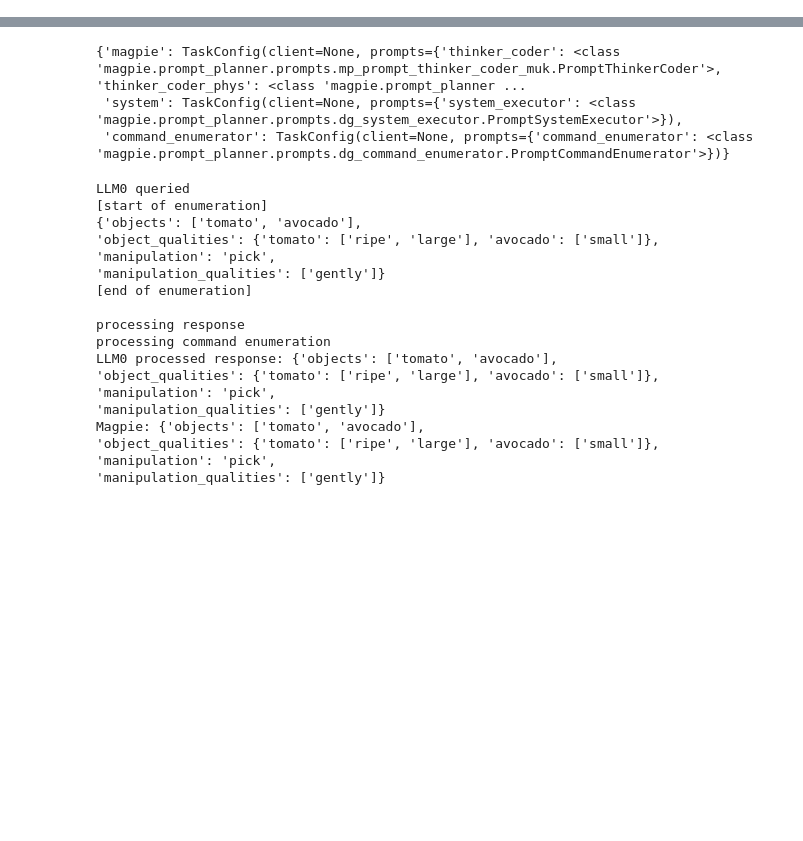
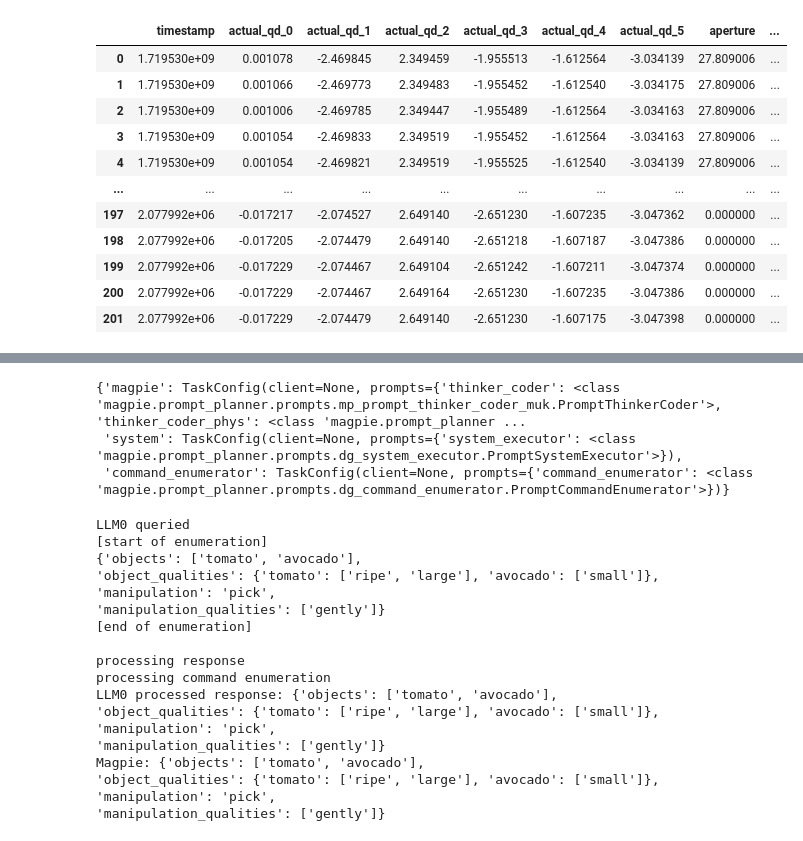
Before and after one commit to correlllab/MAGPIE, a Jupyter notebook: webserver/test.ipynb, the cells around one changed output, grey strips where cells are left out. Drawn from its saved outputs; the diff is of its cells as text; code cells hidden in the pictures; blank space fills up the shorter version.

Commit message:
test logging

```diff
--- a/webserver/test.ipynb
+++ b/webserver/test.ipynb
@@ -119,5 +99,8 @@ Succeeded to change the baudrate
 # %%
+import ast
+
 # get content after last newline of stdout
 sep = stdout.split('\n')
-sep[-2]
+gl = np.array(ast.literal_eval(sep[-2]))
+gl
 # %% [output]
@@ -149,0 +117,11 @@ ast.literal_eval(sep[-2])
+# %%
+# extract timestamps from gl
+timestamps = []
+for i in range(len(gl)):
+    timestamps.append(gl[i]['timestamp'])
+#
+# %%
+import pandas as pd
+
+# create dataframe from gl
+df = pd.DataFrame(gl.tolist())
@@ -149,0 +158,84 @@ ast.literal_eval(sep[-2])
+# %%
+import codecs
+import json
+
+def log_to_rlds():
+    '''
+    combine 3 logs:
+    1. move (csv)
+    2. grasp_log (json)
+    3. home (csv)
+    into one tfds in rlds format
+    rlds: https://github.com/google-research/rlds?tab=readme-ov-file#load-with-tfds
+    '''
+    # list of dictionaries to tfds
+    # https://stackoverflow.com/questions/68567630/converting-a-list-of-dictionaries-to-a-tf-dataset
+
+    # load csv to pd df
+    home = pd.read_csv("robot_logs/test.csv")
+    move = pd.read_csv("robot_logs/test.csv")
+
+    # extract timestamp columns and actual_qd columns from actual_qd_0 to actual_qd_5
+    home = home[['timestamp', 'actual_qd_0', 'actual_qd_1', 'actual_qd_2', 'actual_qd_3', 'actual_qd_4', 'actual_qd_5']]
+    move = move[['timestamp', 'actual_qd_0', 'actual_qd_1', 'actual_qd_2', 'actual_qd_3', 'actual_qd_4', 'actual_qd_5']]
+
+    # load json
+    path = "robot_logs/grasp_log.json"
+    obj_text = codecs.open(path, 'r', encoding='utf-8').read()
+    gl = np.array(json.loads(obj_text))
+    # create df from np array of dictionaries with keys: timestamp, aperture, contact_force, and gripper_vel values
+    grasp_log = pd.DataFrame(gl.tolist())
+    # keep only timestamp, aperture, gripper_vel, and contact_force cols
+    grasp_log = grasp_log[['timestamp', 'aperture', 'gripper_vel', 'contact_force']]
+    # add actual_qd columns from actual_qd_0 to actual_qd_6 from the last row of move to grasp_log
+    grasp_log[['actual_qd_0', 'actual_qd_1', 'actual_qd_2', 'actual_qd_3', 'actual_qd_4', 'actual_qd_5']] = move.iloc[-1][['actual_qd_0', 'actual_qd_1', 'actual_qd_2', 'actual_qd_3', 'actual_qd_4', 'actual_qd_5']]
+    # add columns to move and home dfs, zeroed out
+    move['aperture'] = 0
+    move['gripper_vel'] = 0
+    move['contact_force'] = 0
+    home['aperture'] = 0
+    home['gripper_vel'] = 0
+    home['contact_force'] = 0
+
+
+    # get initial values, iteratively subtract 0.1s from ti and assign to to move timestamps, from last to first
+    ti = gl[0]['timestamp']
+    ai = gl[0]['aperture']
+
+    for i in np.arange(len(gl)-1, -1, -1):
+        # iterate backwards through move timestamps
+        ti -= 0.1
+        move.loc[i, 'timestamp'] = ti
+        move.loc[i, 'aperture'] = ai
+
+    # get last timestamp tf, iteratively add 0.1s to tf and assign to to home timestamps, from first to last
+    tf = gl[-1]['timestamp']
+    af = gl[-1]['aperture']
+    cf = gl[-1]['contact_force']
+
+    for i in np.arange(len(home)):
+        # iterate forwards through home timestamps
+        tf += 0.1
+        home.loc[i, 'timestamp'] = tf
+        home.loc[i, 'aperture'] = af
+        home.loc[i, 'contact_force'] = cf
+
+    # combine dataframes
+    df = pd.concat([move, grasp_log, home], axis=1)
+    return df, grasp_log
+
+df, gl = log_to_rlds()
+df
+# %% [output]
+|  | timestamp | actual_qd_0 | actual_qd_1 | actual_qd_2 | actual_qd_3 | actual_qd_4 | actual_qd_5 | aperture | ... |
+| 0 | 1.719530e+09 | 0.001078 | -2.469845 | 2.349459 | -1.955513 | -1.612564 | -3.034139 | 27.809006 | ... |
+| 1 | 1.719530e+09 | 0.001066 | -2.469773 | 2.349483 | -1.955452 | -1.612540 | -3.034175 | 27.809006 | ... |
+| 2 | 1.719530e+09 | 0.001006 | -2.469785 | 2.349447 | -1.955489 | -1.612564 | -3.034163 | 27.809006 | ... |
+| 3 | 1.719530e+09 | 0.001054 | -2.469833 | 2.349519 | -1.955452 | -1.612564 | -3.034163 | 27.809006 | ... |
+| 4 | 1.719530e+09 | 0.001054 | -2.469821 | 2.349519 | -1.955525 | -1.612540 | -3.034139 | 27.809006 | ... |
+| ... | ... | ... | ... | ... | ... | ... | ... | ... | ... |
+| 197 | 2.077992e+06 | -0.017217 | -2.074527 | 2.649140 | -2.651230 | -1.607235 | -3.047362 | 0.000000 | ... |
+| 198 | 2.077992e+06 | -0.017205 | -2.074479 | 2.649140 | -2.651218 | -1.607187 | -3.047386 | 0.000000 | ... |
+| 199 | 2.077992e+06 | -0.017229 | -2.074467 | 2.649104 | -2.651242 | -1.607211 | -3.047374 | 0.000000 | ... |
+| 200 | 2.077992e+06 | -0.017229 | -2.074467 | 2.649164 | -2.651230 | -1.607235 | -3.047386 | 0.000000 | ... |
+| 201 | 2.077992e+06 | -0.017229 | -2.074479 | 2.649140 | -2.651230 | -1.607175 | -3.047398 | 0.000000 | ... |
```
Also changed, not shown: parts of 13 cells of this notebook, 1 other file.
